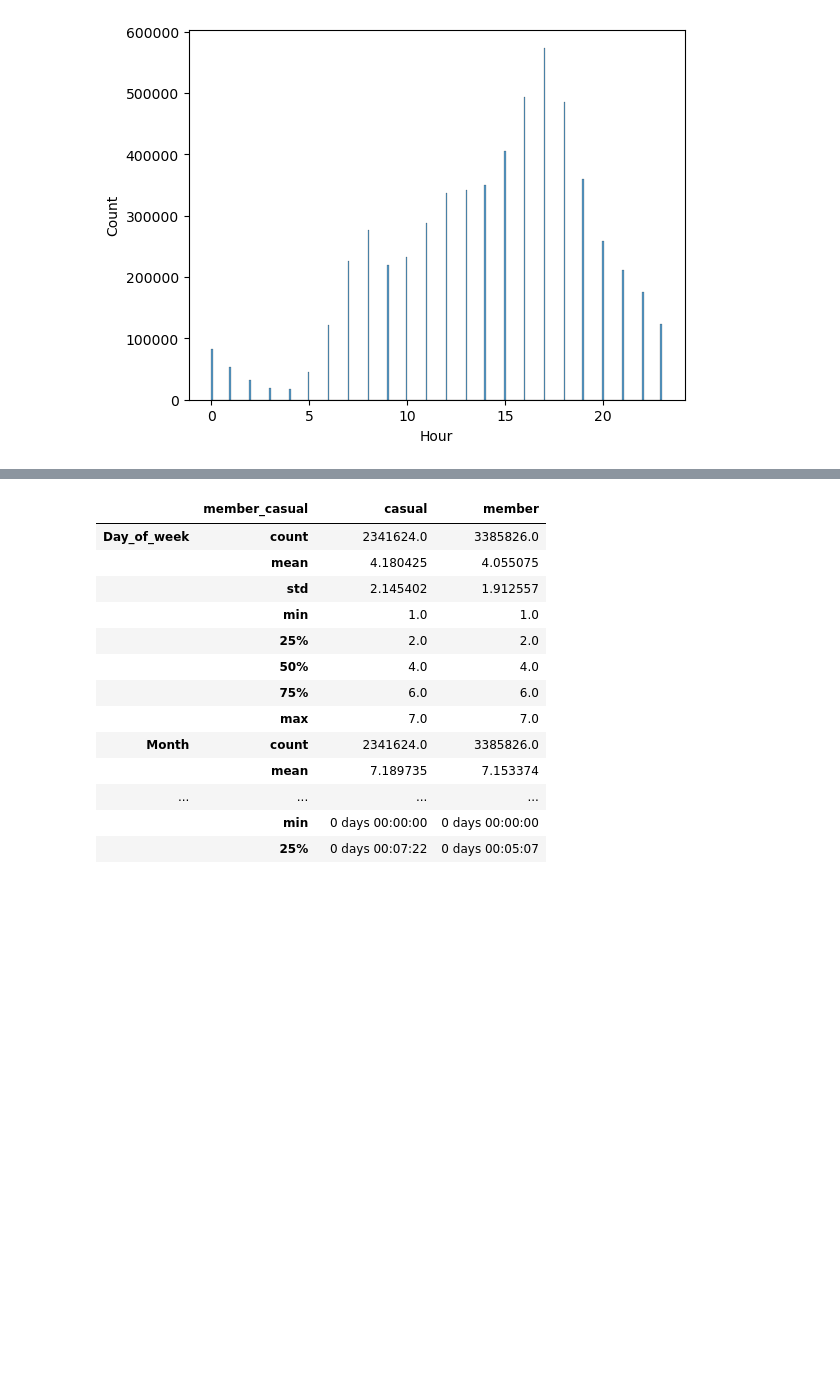
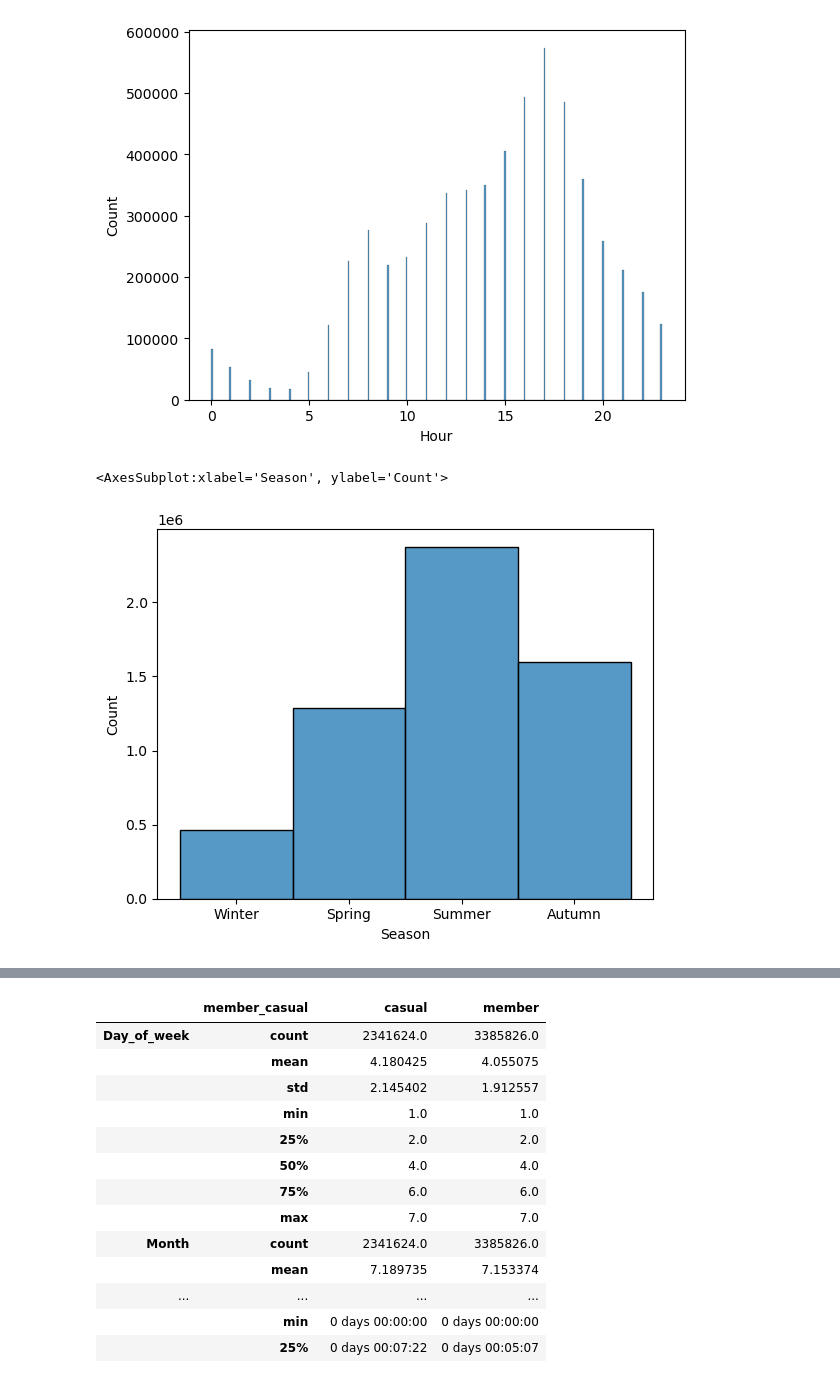
Before and after one commit to Sandeep962/Cyclistic-Bike-Sharing-Company-Case-Study, a Jupyter notebook: BikeSharingDataExploratoryAnalysis1.ipynb, the cells around one changed output, grey strips where cells are left out. Cells and saved outputs as stored; diff of their text form; code cells hidden in the pictures; blank space fills up the shorter version.

```diff
--- a/BikeSharingDataExploratoryAnalysis1.ipynb
+++ b/BikeSharingDataExploratoryAnalysis1.ipynb
@@ -293,6 +305,11 @@ sns.histplot(cleaned_data['Hour'])
 # %% [output]
 <AxesSubplot:xlabel='Hour', ylabel='Count'>
 [figure]
+# %%
+sns.histplot(cleaned_data['Season'])
+# %% [output]
+<AxesSubplot:xlabel='Season', ylabel='Count'>
+[figure, added]
 # %%
 rideable_type_grouped = cleaned_data.groupby(["rideable_type","member_casual"])
 # %%
```
Also changed, not shown: parts of 38 cells of this notebook.
